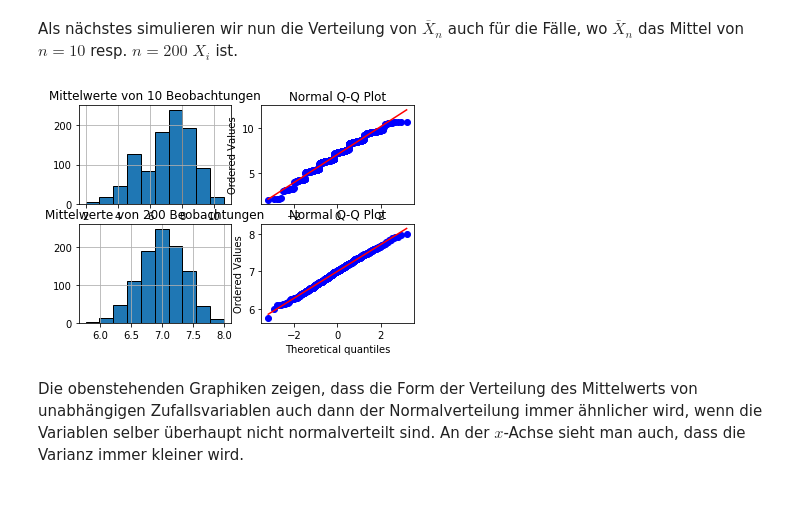
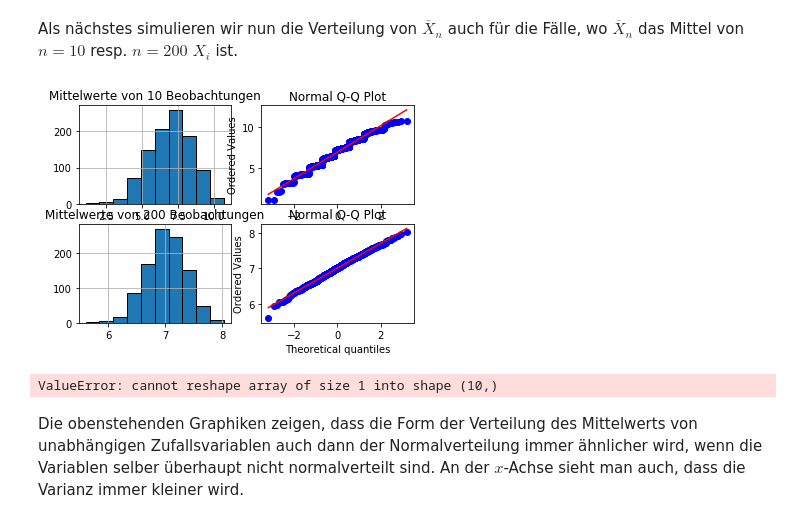
Before and after one commit to christopherchristensen/summaries, a Jupyter notebook: stat/sw05/Python Code - Series 5.ipynb, the cells around one changed output. Drawn from its saved outputs; the diff is of its cells as text; code cells hidden in the pictures.

```diff
--- a/stat/sw05/Python Code - Series 5.ipynb
+++ b/stat/sw05/Python Code - Series 5.ipynb
@@ -50,34 +66,41 @@ Als nächstes simulieren wir nun die Verteilung von $\overline{X}_n$ auch für d
 n = 10
 sim = Series(np.random.choice(werte, size=n*1000, replace=True))
 sim = DataFrame(np.reshape(sim,(n,1000)))
 sim_mean = sim.mean()
 
 plt.subplot(2,2,1)
 sim_mean.hist(edgecolor="black")
 plt.title("Mittelwerte von 10 Beobachtungen")
 
 plt.subplot(2,2,2)
 st.probplot(sim_mean,plot=plt)
 plt.title("Normal Q-Q Plot")
 
 
 n = 200
 sim = Series(np.random.choice(werte, size=n*1000, replace=True))
 sim = DataFrame(np.reshape(sim,(n,1000)))
 sim_mean = sim.mean()
 
 plt.subplot(2,2,3)
 sim_mean.hist(edgecolor="black")
 plt.title("Mittelwerte von 200 Beobachtungen")
 
 plt.subplot(2,2,4)
 st.probplot(sim_mean, plot=plt)
 plt.title("Normal Q-Q Plot")
 
 
 plt.show()
+
+n = 3
+sim = Series(np.random.choice(np.array([0,10,11]), size=n*200, replace=True))
+sim = DataFrame(np.reshape(0,10,11))
+sim_mean = sim.mean()
+print(sim_mean)
 # %% [output]
-[figure, old version]
+[figure, new version]
+ValueError: cannot reshape array of size 1 into shape (10,)
 # %% [markdown]
 Die obenstehenden Graphiken zeigen, dass die Form der Verteilung des Mittelwerts von unabhängigen Zufallsvariablen auch dann der Normalverteilung immer ähnlicher wird, wenn die Variablen selber überhaupt nicht normalverteilt sind. An der $x$-Achse sieht man auch, dass die Varianz immer kleiner wird.
 # %% [markdown]
```
Also changed, not shown: parts of 1 cell of this notebook, 9 other files.
